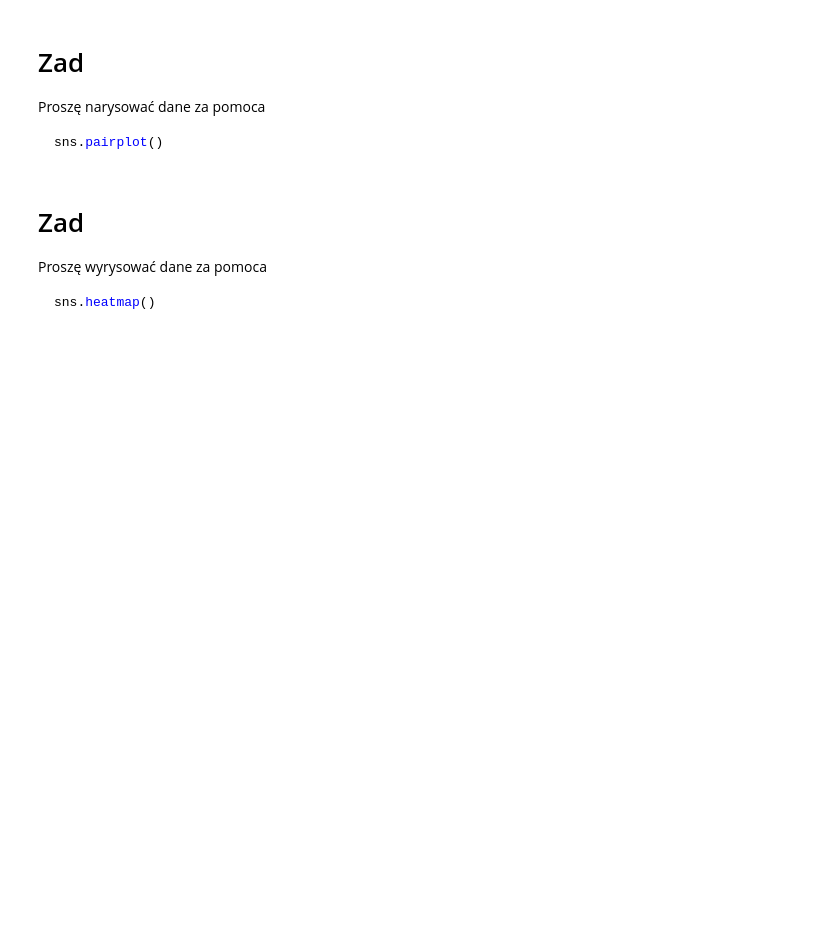
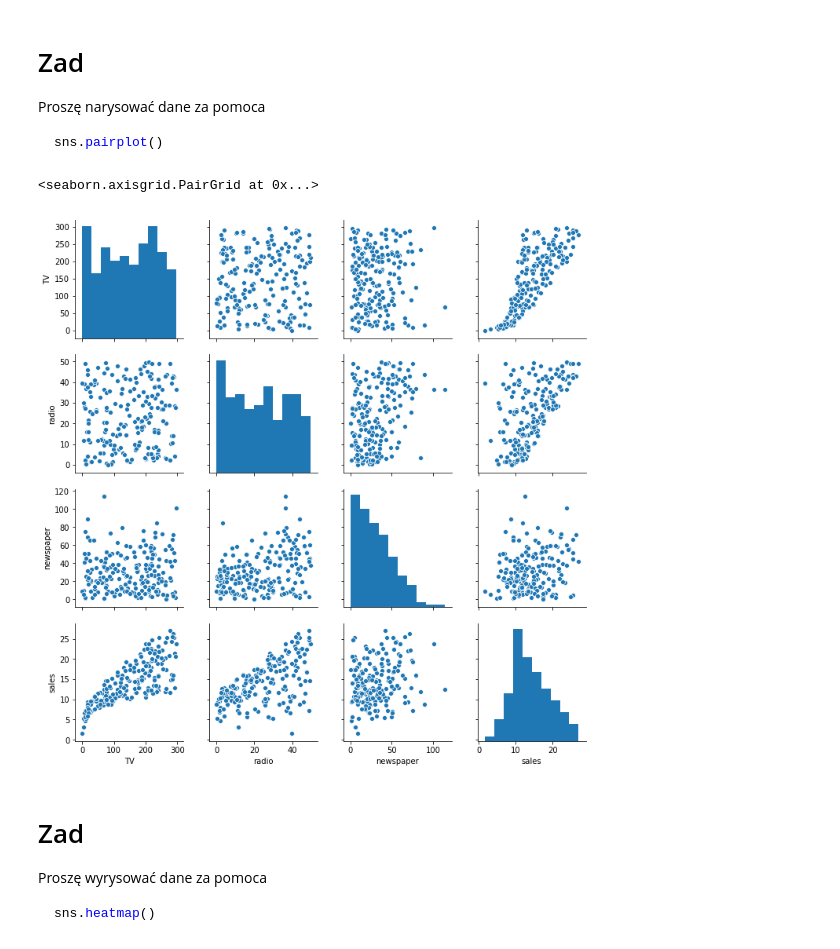
Before and after one commit to muchas/bootcamp, a Jupyter notebook: AD_Z05_D_linear_regression.ipynb, the cells around one changed output. Drawn from its saved outputs; the diff is of its cells as text; code cells hidden in the pictures; blank space fills up the shorter version.

````diff
--- a/AD_Z05_D_linear_regression.ipynb
+++ b/AD_Z05_D_linear_regression.ipynb
@@ -20,6 +38,13 @@ Proszę narysować dane za pomoca
 ```python
 sns.pairplot()
 ```
+# %%
+import seaborn as sns
+sns.set_style()
+sns.pairplot(df_adv)
+# %% [output]
+<seaborn.axisgrid.PairGrid at 0x...>
+[figure, added]
 # %% [markdown]
 # Zad
 Proszę wyrysować dane za pomoca
````
Also changed, not shown: parts of 6 cells of this notebook, 17 other files.
